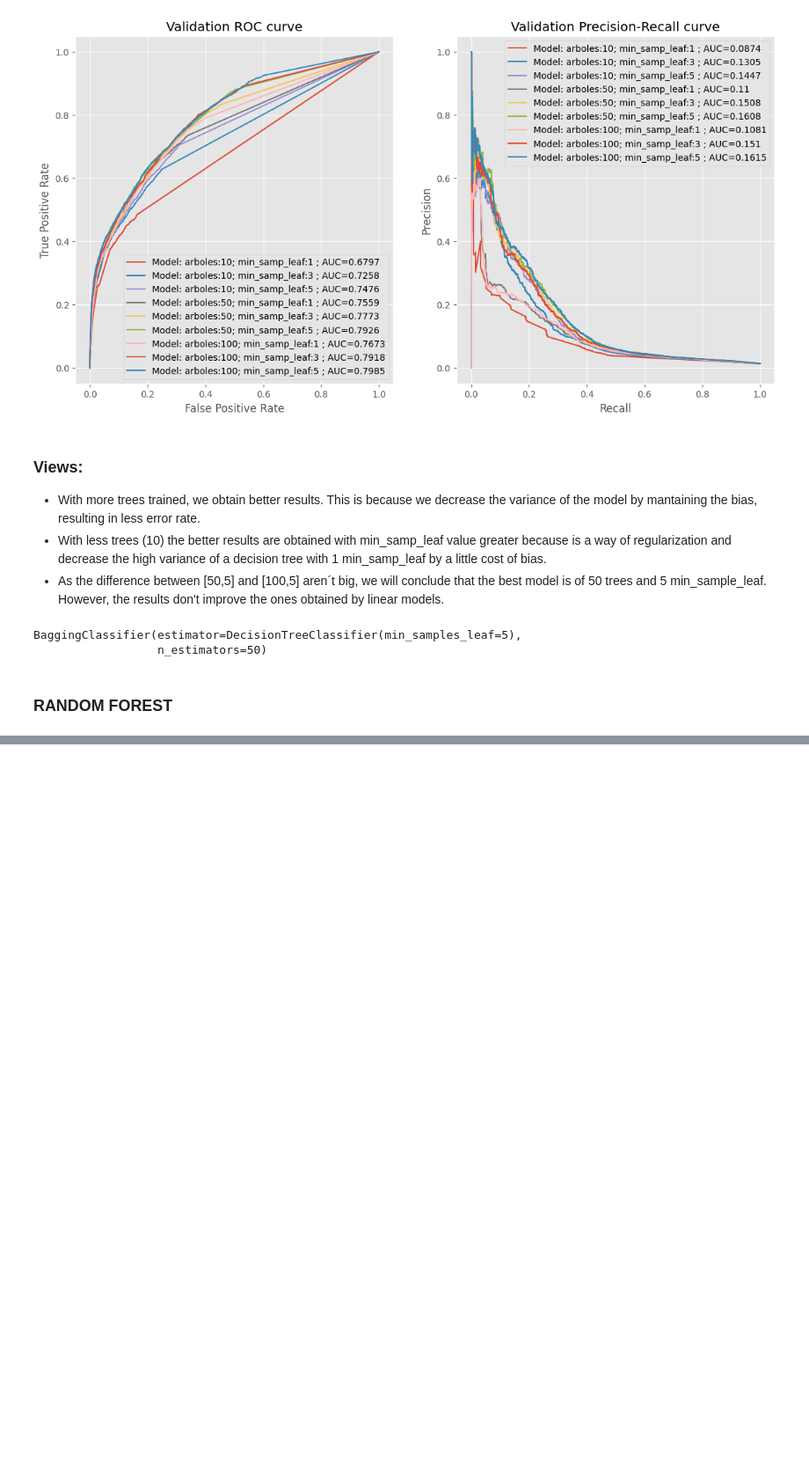
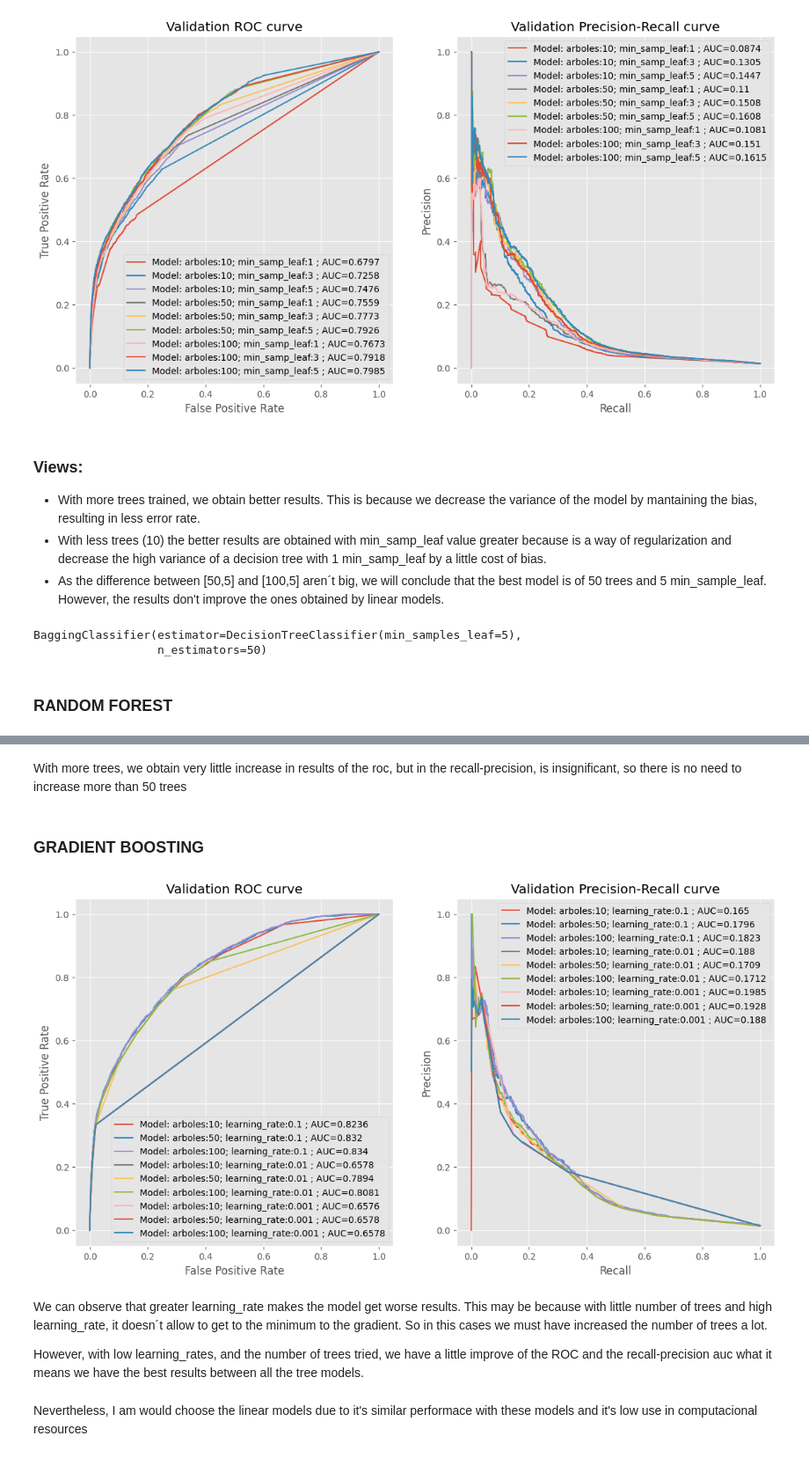
Before and after one commit to uhernando002/zrive-ds, a Jupyter notebook: src/module_4/module_4_milestone1.ipynb, the cells around one changed output, grey strips where cells are left out. Shown at 88% size. Cells and saved outputs as stored; diff of their text form; code cells hidden in the pictures; blank space fills up the shorter version.

```diff
--- a/src/module_4/module_4_milestone1.ipynb
+++ b/src/module_4/module_4_milestone1.ipynb
@@ -207,0 +235,24 @@ Y_prob_bag = bagging_model.predict_proba(X_validation[train_columns])[:,1]
+# %% [markdown]
+With more trees, we obtain very little increase in results of the roc, but in the recall-precision, is insignificant, so there is no need to increase more than 50 trees
+# %% [markdown]
+### GRADIENT BOOSTING
+# %%
+parameters = {'n_estimators': [10, 50, 100], 'learning_rate': [0.1, 0.01, 0.001]}
+
+fig, ax = plt.subplots(1, 2, figsize = (14,7))
+
+for lr in parameters['learning_rate']:
+    for n_trees in parameters['n_estimators']:
+        gboost_model = ensemble.GradientBoostingClassifier(learning_rate=lr, n_estimators=n_trees)
+        gboost_model.fit(X_train[train_columns], Y_train)
+        Y_prob_gboost = gboost_model.predict_proba(X_validation[train_columns])[:,1]
+        roc, auc_roc, precision_recall, auc_precrec = calculate_metrics(Y_prob_gboost, Y_validation)
+        plot_metrics(f"Model: arboles:{n_trees}; learning_rate:{lr} ", roc, auc_roc, precision_recall, auc_precrec, figure=(fig,ax))
+# %% [output]
+[figure, added]
+# %% [markdown]
+We can observe that greater learning_rate makes the model get worse results. This may be because with little number of trees and high learning_rate, it doesn´t allow to get to the minimum to the gradient. So in this cases we must have increased the number of trees a lot.
+
+However, with low learning_rates, and the number of trees tried, we have a little improve of the ROC and the recall-precision auc what it means we have the best results between all the tree models.
+# %% [markdown]
+Nevertheless, I am would choose the linear models due to it's similar performace with these models and it's low use in computacional resources
```
Also changed, not shown: parts of 4 cells of this notebook.
